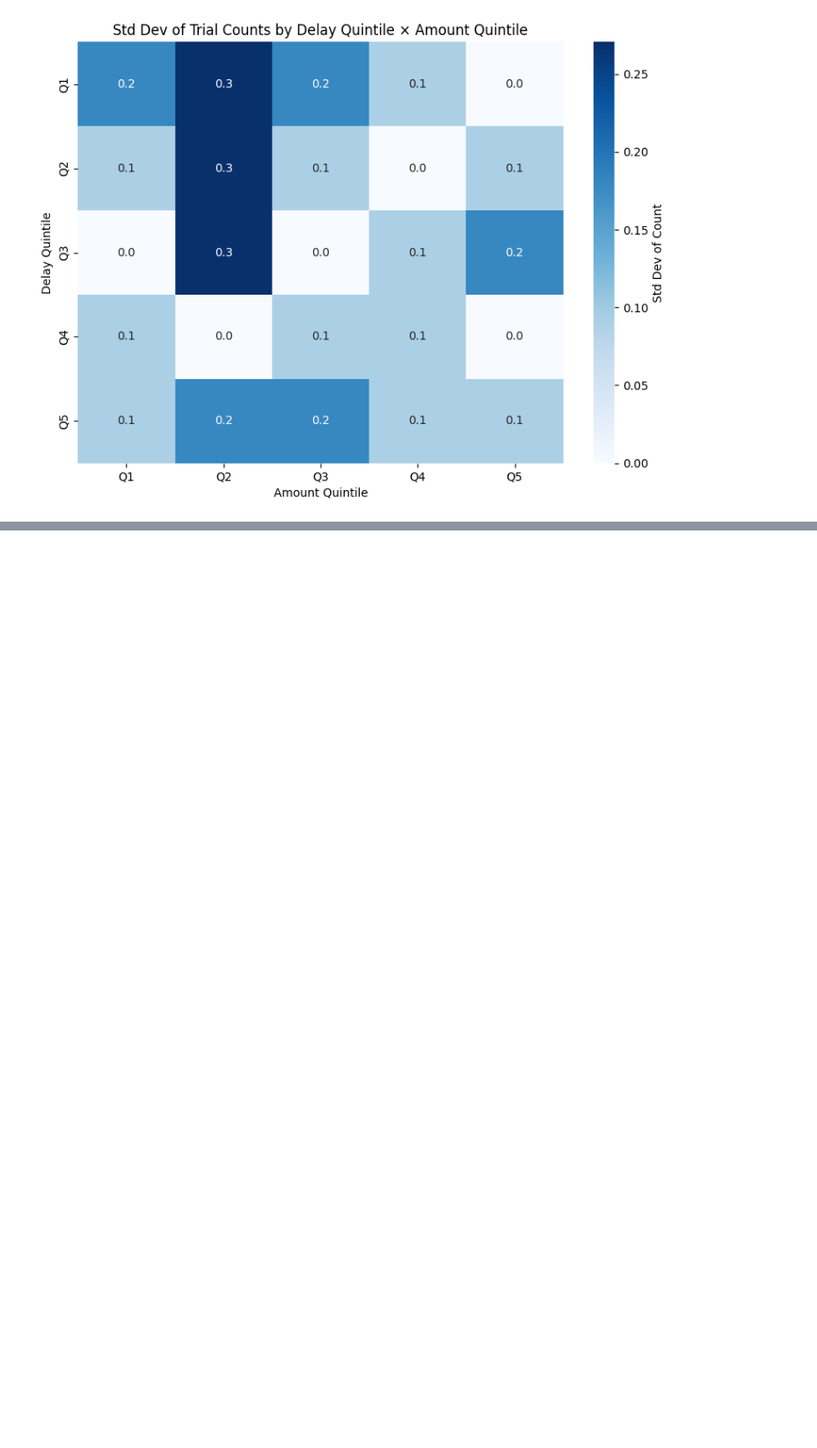
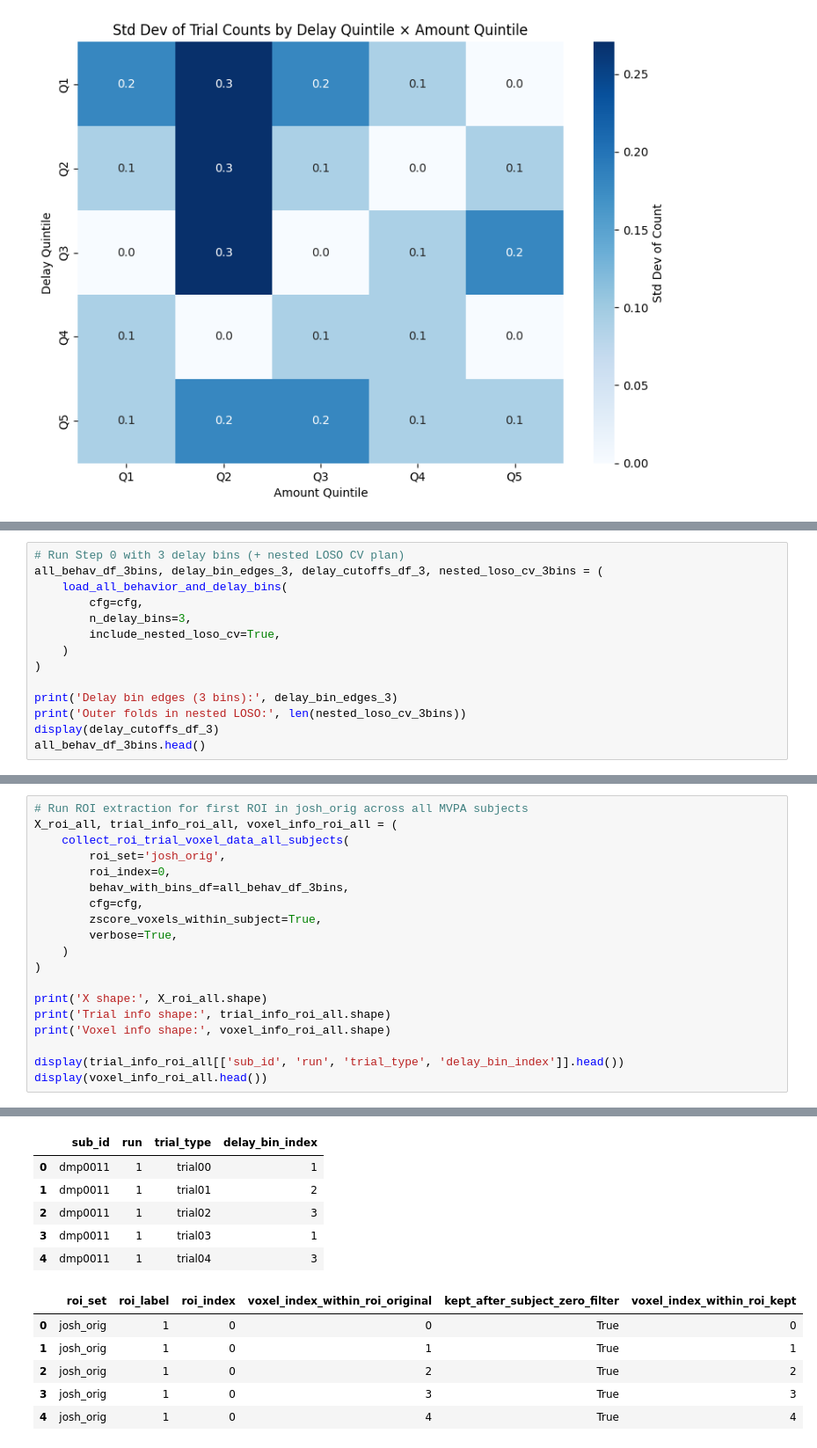
Before and after one commit to jmumford/dd-kable-analysis, a Jupyter notebook: analyses/mvpa/value_binned_delay/dev_analysis.ipynb, the cells around one changed output, grey strips where cells are left out. Shown at 88% size. Cells and saved outputs as stored; diff of their text form; blank space fills up the shorter version.

```diff
--- a/analyses/mvpa/value_binned_delay/dev_analysis.ipynb
+++ b/analyses/mvpa/value_binned_delay/dev_analysis.ipynb
@@ -278,0 +1001,14 @@ display(std_counts_5x3)
+# %%
+# Run Step 0 with 3 delay bins (+ nested LOSO CV plan)
+all_behav_df_3bins, delay_bin_edges_3, delay_cutoffs_df_3, nested_loso_cv_3bins = (
+    load_all_behavior_and_delay_bins(
+        cfg=cfg,
+        n_delay_bins=3,
+        include_nested_loso_cv=True,
+    )
+)
+
+print('Delay bin edges (3 bins):', delay_bin_edges_3)
+print('Outer folds in nested LOSO:', len(nested_loso_cv_3bins))
+display(delay_cutoffs_df_3)
+all_behav_df_3bins.head()
@@ -278,0 +1029,20 @@ display(std_counts_5x3)
+# %%
+# Run ROI extraction for first ROI in josh_orig across all MVPA subjects
+X_roi_all, trial_info_roi_all, voxel_info_roi_all = (
+    collect_roi_trial_voxel_data_all_subjects(
+        roi_set='josh_orig',
+        roi_index=0,
+        behav_with_bins_df=all_behav_df_3bins,
+        cfg=cfg,
+        zscore_voxels_within_subject=True,
+        verbose=True,
+    )
+)
+
+print('X shape:', X_roi_all.shape)
+print('Trial info shape:', trial_info_roi_all.shape)
+print('Voxel info shape:', voxel_info_roi_all.shape)
+
+display(trial_info_roi_all[['sub_id', 'run', 'trial_type', 'delay_bin_index']].head())
+display(voxel_info_roi_all.head())
+# %% [output]
@@ -278,0 +1068,12 @@ display(std_counts_5x3)
+|  | sub_id | run | trial_type | delay_bin_index |
+| 0 | dmp0011 | 1 | trial00 | 1 |
+| 1 | dmp0011 | 1 | trial01 | 2 |
+| 2 | dmp0011 | 1 | trial02 | 3 |
+| 3 | dmp0011 | 1 | trial03 | 1 |
+| 4 | dmp0011 | 1 | trial04 | 3 |
+|  | roi_set | roi_label | roi_index | voxel_index_within_roi_original | kept_after_subject_zero_filter | voxel_index_within_roi_kept |
+| 0 | josh_orig | 1 | 0 | 0 | True | 0 |
+| 1 | josh_orig | 1 | 0 | 1 | True | 1 |
+| 2 | josh_orig | 1 | 0 | 2 | True | 2 |
+| 3 | josh_orig | 1 | 0 | 3 | True | 3 |
+| 4 | josh_orig | 1 | 0 | 4 | True | 4 |
```
Also changed, not shown: parts of 11 cells of this notebook, 10 other files.
